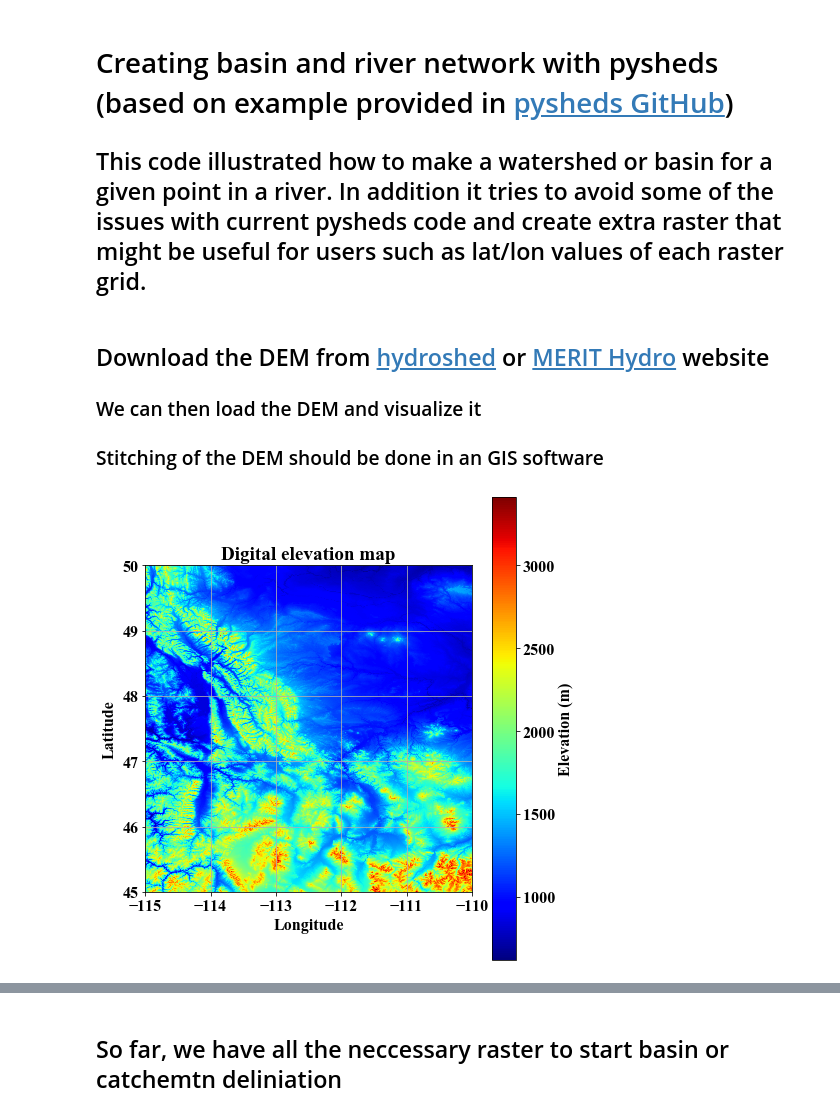
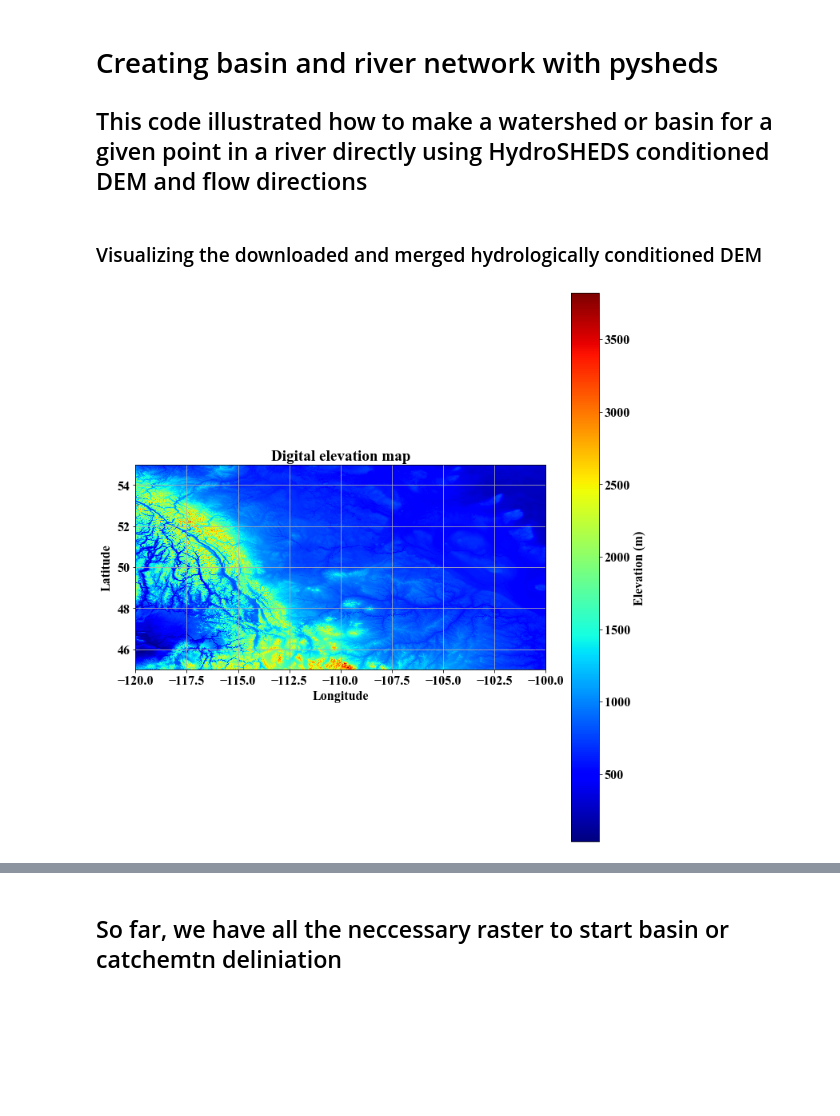
Before and after one commit to ShervanGharari/Quick_Start_Basin_Delineation_Pysheds, a Jupyter notebook: examples/Example_1_single_catchment.ipynb, the cells around one changed output, grey strips where cells are left out. Cells and saved outputs as stored; diff of their text form; code cells hidden in the pictures; blank space fills up the shorter version.

Commit message:
merge and download

```diff
--- a/examples/Example_1_single_catchment.ipynb
+++ b/examples/Example_1_single_catchment.ipynb
@@ -1,6 +1,6 @@
 # %% [markdown]
-# Creating basin and river network with pysheds (based on example provided in [pysheds GitHub](https://github.com/mdbartos/pysheds/tree/master/examples))
-## This code illustrated how to make a watershed or basin for a given point in a river. In addition it tries to avoid some of the issues with current pysheds code and create extra raster that might be useful for users such as lat/lon values of each raster grid.
+# Creating basin and river network with pysheds
+## This code illustrated how to make a watershed or basin for a given point in a river directly using HydroSHEDS conditioned DEM and flow directions
 # %%
 # import necessary packages
 from pysheds.grid import Grid
@@ -13,25 +13,23 @@ from geopandas import GeoSeries
 # set the font and font size for plots
 plt.rcParams["font.family"] = "Times New Roman"
 plt.rcParams.update({'font.size': 16})
-# %% [markdown]
-## Download the DEM from [hydroshed](https://hydrosheds.cr.usgs.gov/datadownload.php) or [MERIT Hydro](http://hydro.iis.u-tokyo.ac.jp/~yamadai/MERIT_Hydro/) website
-### We can then load the DEM and visualize it
-### Stitching of the DEM should be done in an GIS software
+# %% [markdown]
+### Visualizing the downloaded and merged hydrologically conditioned DEM
 # %%
-path = '/Users/shg096/Desktop/Network_topology_example/' # identifying the path to the folder that the contain the DEM folder
+path = '/Users/shg096/Desktop/DEM_downloads/' # identifying the path to the folder that the contain the DEM folder
 # read the bil or geotiff, the code reads the file and is in grid as declared name "dem"
-grid = Grid.from_raster(path+'n45w115_con_bil/n45w115_con.bil', data_name='dem') # part of Missouri River
+grid = Grid.from_raster(path+'merged_DEM.tif', data_name='dem') # part of Missouri River
 
-ID = np.where(grid.dem!=-9999) # the missing values is set to -9999 removing them from min and max for colorbar
-plt.figure(figsize = (7,7))
+ID = np.where(grid.dem!=0) # the missing values is set to 0 removing them from min and max for colorbar
+plt.figure(figsize = (10,10))
 plt.imshow(grid.dem.astype(float), extent=grid.extent, cmap='jet', zorder=1,
            vmin=np.min(grid.dem[ID]), vmax=np.max(grid.dem[ID]))
 plt.colorbar(label='Elevation (m)') # creating the colorbar and its name and unit
 plt.grid(zorder=0) # creating the grid on the map
 plt.title('Digital elevation map') # creating title
 plt.xlabel('Longitude') #xlable which is long
 plt.ylabel('Latitude') #ylable which is lat
 plt.tight_layout()
 plt.savefig(path+'conditioned_dem.png', bbox_inches='tight') # save the figure
 # %% [output]
-[figure, old version]
+[figure, new version]
```
Also changed, not shown: parts of 13 cells of this notebook, 2 other files.
